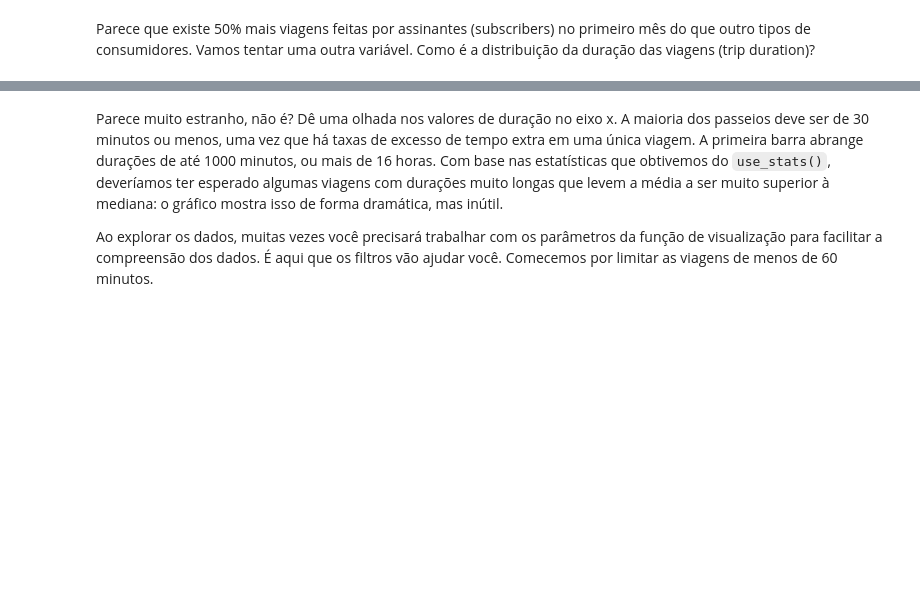
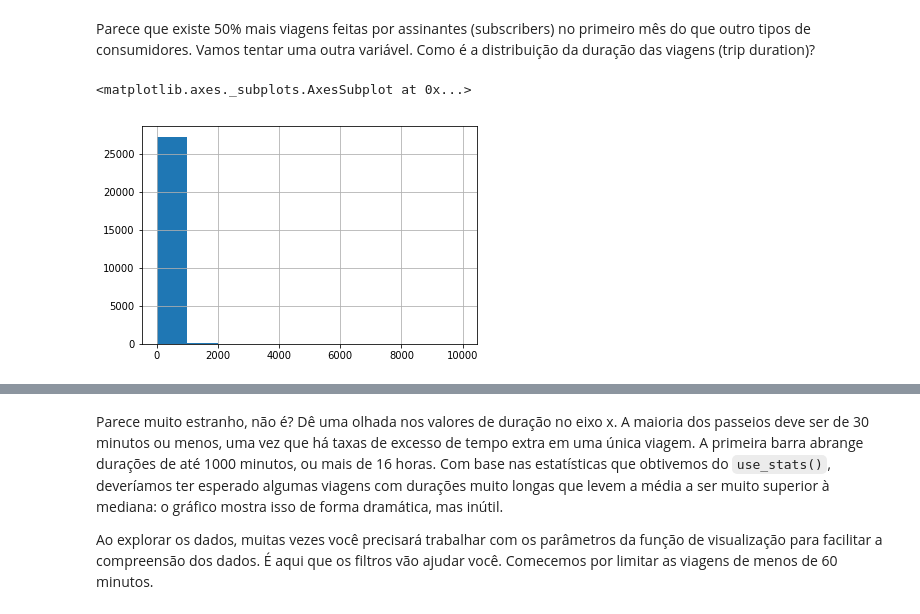
Before and after one commit to luisfcardoso/Udacity, a Jupyter notebook: Fundamentos de Data Science 1/Projeto/Analise_Bay_Area_Bike_Share-NDFDSI.ipynb, the cells around one changed output, grey strips where cells are left out. Saved outputs shown, nothing was run; the diff lists cells and outputs as text; code cells hidden in the pictures; blank space fills up the shorter version.

```diff
--- a/Fundamentos de Data Science 1/Projeto/Analise_Bay_Area_Bike_Share-NDFDSI.ipynb
+++ b/Fundamentos de Data Science 1/Projeto/Analise_Bay_Area_Bike_Share-NDFDSI.ipynb
@@ -296,5 +323,9 @@ Para que você possa conferir se os seus gráficos estão corretos, usaremos a f
 Parece que existe 50% mais viagens feitas por assinantes (subscribers) no primeiro mês do que outro tipos de consumidores. Vamos tentar uma outra variável. Como é a distribuição da duração das viagens (trip duration)?
 # %%
 # TODO: Faça um gráfico baseado nas durações
+trip_data['duration'].hist()
+# %% [output]
+<matplotlib.axes._subplots.AxesSubplot at 0x...>
+[figure, added]
 # %%
 # rode este comando abaixo caso esteja em dúvida quanto ao resultado esperado
```
Also changed, not shown: parts of 8 cells of this notebook.
